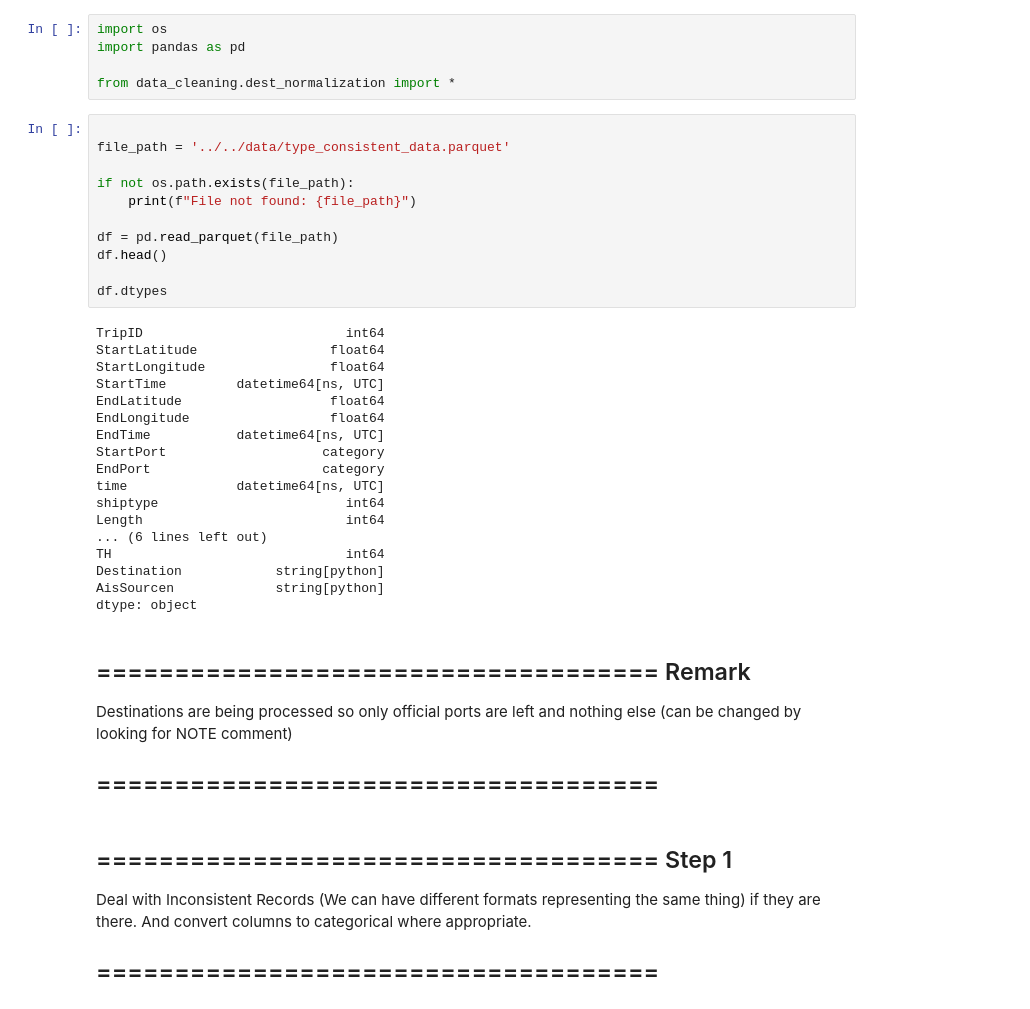
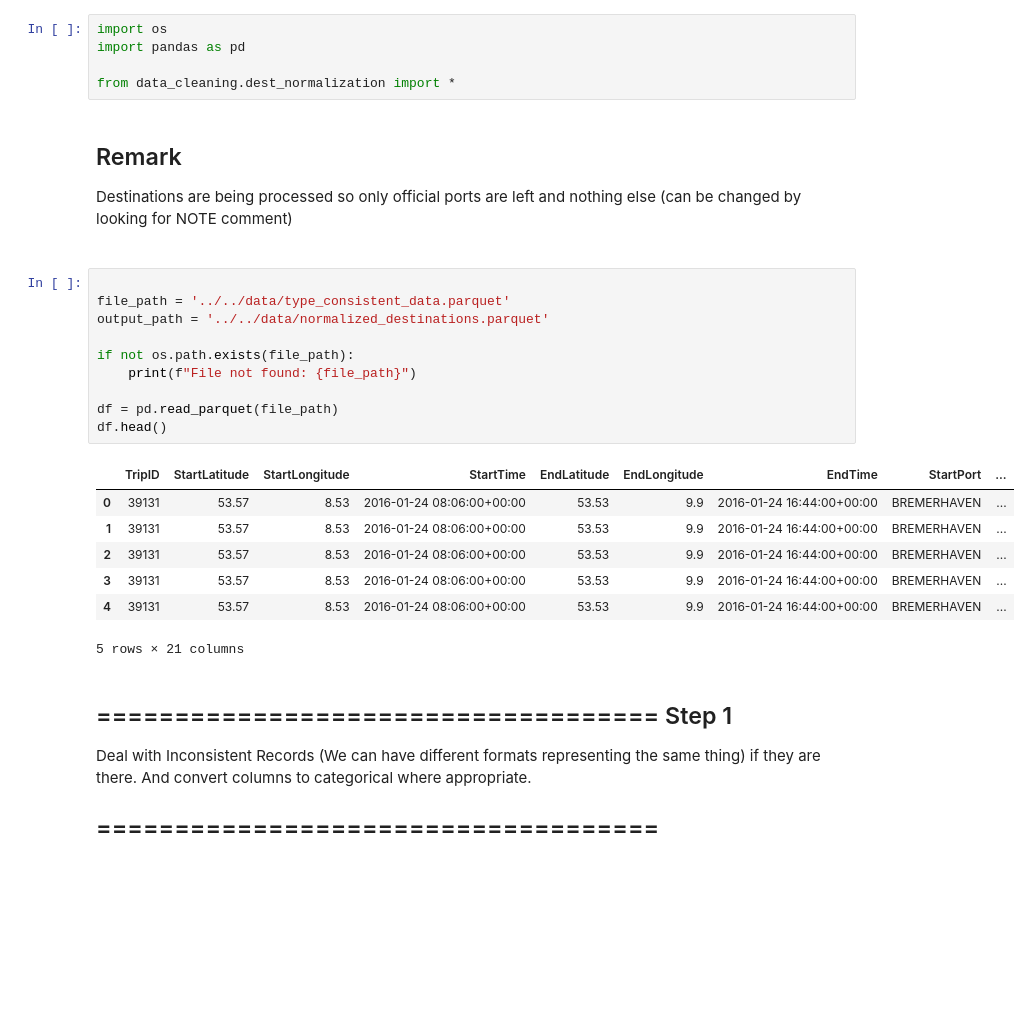
Before and after one commit to anokhver/ship_anomaly_detection, a Jupyter notebook: data_cleaning/notebooks/destination_normalization.ipynb, the cells around one changed output. Cells and saved outputs as stored; diff of their text form; blank space fills up the shorter version.

```diff
--- a/data_cleaning/notebooks/destination_normalization.ipynb
+++ b/data_cleaning/notebooks/destination_normalization.ipynb
@@ -3,39 +3,28 @@ import os
 import pandas as pd
 
 from data_cleaning.dest_normalization import *
+# %% [markdown]
+##  Remark
+Destinations are being processed so only official ports are left and nothing else (can be changed by looking for NOTE comment)
+##
 # %%
 
 file_path = '../../data/type_consistent_data.parquet'
+output_path = '../../data/normalized_destinations.parquet'
 
 if not os.path.exists(file_path):
     print(f"File not found: {file_path}")
 
 df = pd.read_parquet(file_path)
 df.head()
-
-df.dtypes
 # %% [output]
+|  | TripID | StartLatitude | StartLongitude | StartTime | EndLatitude | EndLongitude | EndTime | StartPort | ... |
+| 0 | 39131 | 53.57 | 8.53 | 2016-01-24 08:06:00+00:00 | 53.53 | 9.9 | 2016-01-24 16:44:00+00:00 | BREMERHAVEN | ... |
+| 1 | 39131 | 53.57 | 8.53 | 2016-01-24 08:06:00+00:00 | 53.53 | 9.9 | 2016-01-24 16:44:00+00:00 | BREMERHAVEN | ... |
+| 2 | 39131 | 53.57 | 8.53 | 2016-01-24 08:06:00+00:00 | 53.53 | 9.9 | 2016-01-24 16:44:00+00:00 | BREMERHAVEN | ... |
+| 3 | 39131 | 53.57 | 8.53 | 2016-01-24 08:06:00+00:00 | 53.53 | 9.9 | 2016-01-24 16:44:00+00:00 | BREMERHAVEN | ... |
+| 4 | 39131 | 53.57 | 8.53 | 2016-01-24 08:06:00+00:00 | 53.53 | 9.9 | 2016-01-24 16:44:00+00:00 | BREMERHAVEN | ... |
-TripID                          int64
-StartLatitude                 float64
-StartLongitude                float64
-StartTime         datetime64[ns, UTC]
-EndLatitude                   float64
-EndLongitude                  float64
-EndTime           datetime64[ns, UTC]
-StartPort                    category
-EndPort                      category
-time              datetime64[ns, UTC]
-shiptype                        int64
-Length                          int64
-... (6 lines left out)
-TH                              int64
-Destination            string[python]
-AisSourcen             string[python]
-dtype: object
+5 rows × 21 columns
-# %% [markdown]
-## ==================================== Remark
-Destinations are being processed so only official ports are left and nothing else (can be changed by looking for NOTE comment)
-## ====================================
 # %% [markdown]
 ## ==================================== Step 1
 Deal with Inconsistent Records (We can have different formats representing the same thing) if they are there.
```
Also changed, not shown: parts of 10 cells of this notebook, 9 other files.
